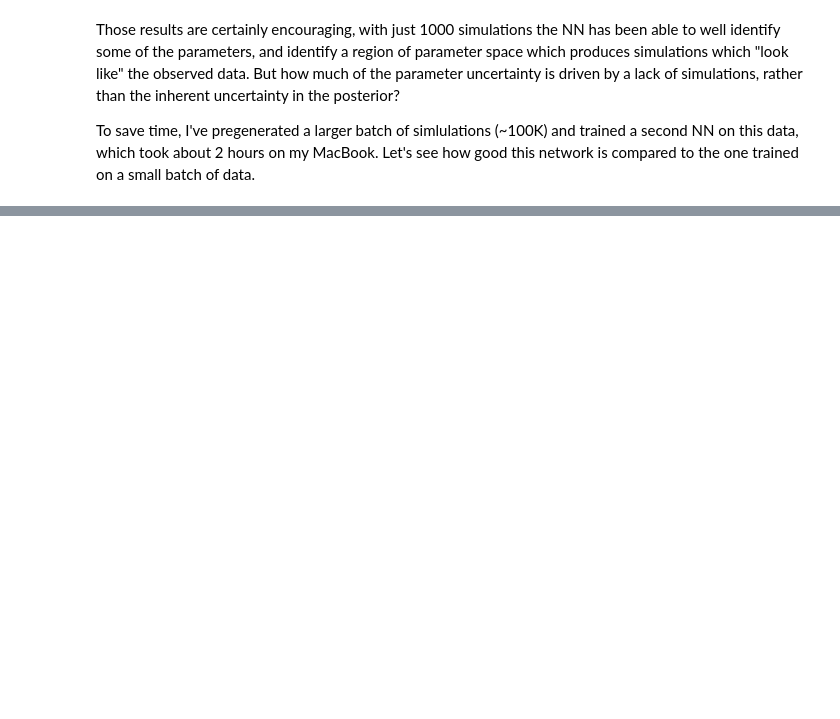
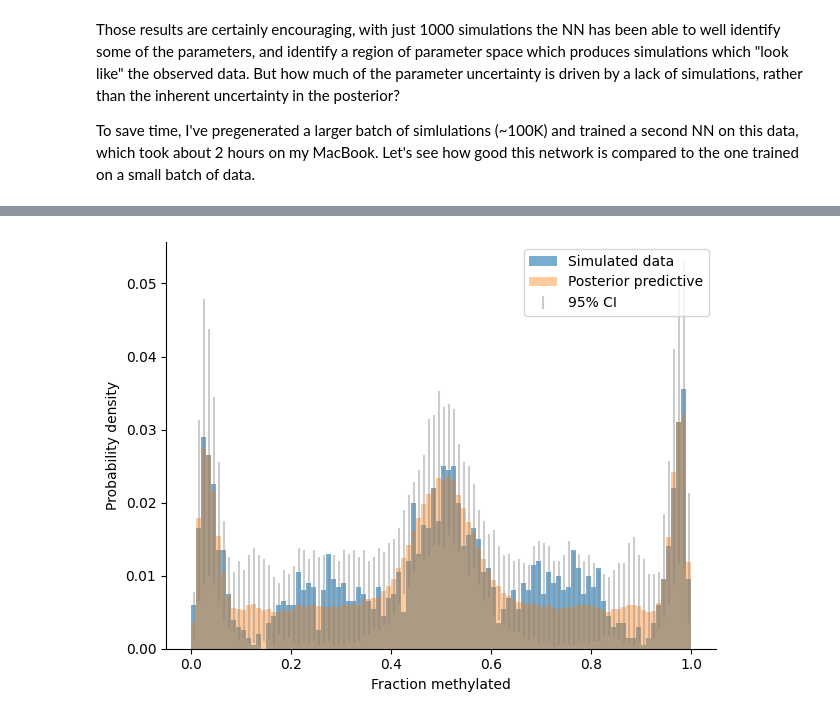
Before and after one commit to CalumGabbutt/IX-tutorial-CG-SBI, a Jupyter notebook: IX_tutorial_CG_SBI.ipynb, the cells around one changed output, grey strips where cells are left out. Saved outputs shown, nothing was run; the diff lists cells and outputs as text; code cells hidden in the pictures; blank space fills up the shorter version.

```diff
--- a/IX_tutorial_CG_SBI.ipynb
+++ b/IX_tutorial_CG_SBI.ipynb
@@ -484,0 +488,22 @@ plt.tight_layout()
+# %%
+# Let's generate simulations for the first 100 points in the posterior
+y_hat_big = simulation_wrapper(posterior_samples_big[:100, :])
+y_hat_big_mean = y_hat_big.mean(axis = 0)
+
+# Calculate the posterior predictive mean and 95% CI
+lower_err_big = y_hat_big_mean - y_hat_big.quantile(0.025, axis = 0)
+upper_err_big = y_hat_big.quantile(0.975, axis = 0) - y_hat_big_mean
+yhat_err_big = np.stack([lower_err_big, upper_err_big])
+
+fig, ax = plt.subplots()
+plt.bar(bin_centres, y[0, :], width=0.01, alpha = 0.6)
+plt.bar(bin_centres, y_hat_big_mean, width=0.01, alpha = 0.4)
+plt.errorbar(bin_centres, y_hat_big_mean, yerr = yhat_err_big, fmt = 'none',
+             alpha = 0.4, color = 'gray')
+plt.legend(['Simulated data', 'Posterior predictive', '95% CI'])
+plt.xlabel('Fraction methylated')
+plt.ylabel('Probability density')
+sns.despine()
+plt.tight_layout()
+# %% [output]
+[figure, added]
```
Also changed, not shown: parts of 11 cells of this notebook.
